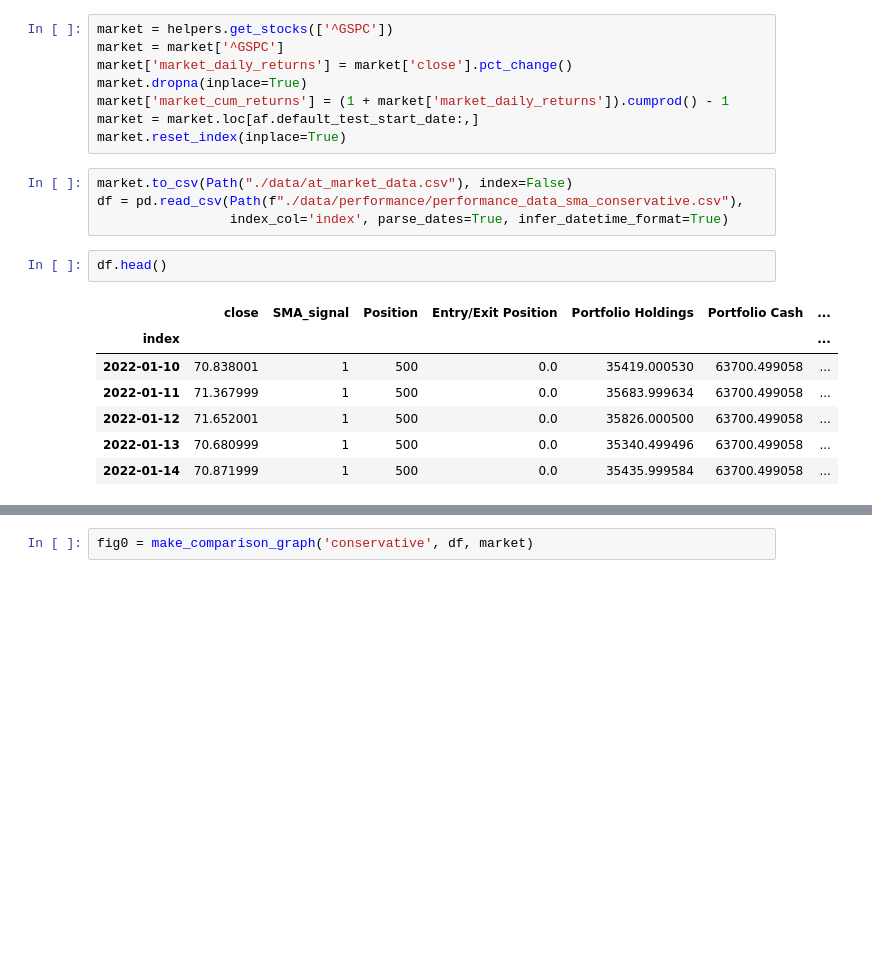
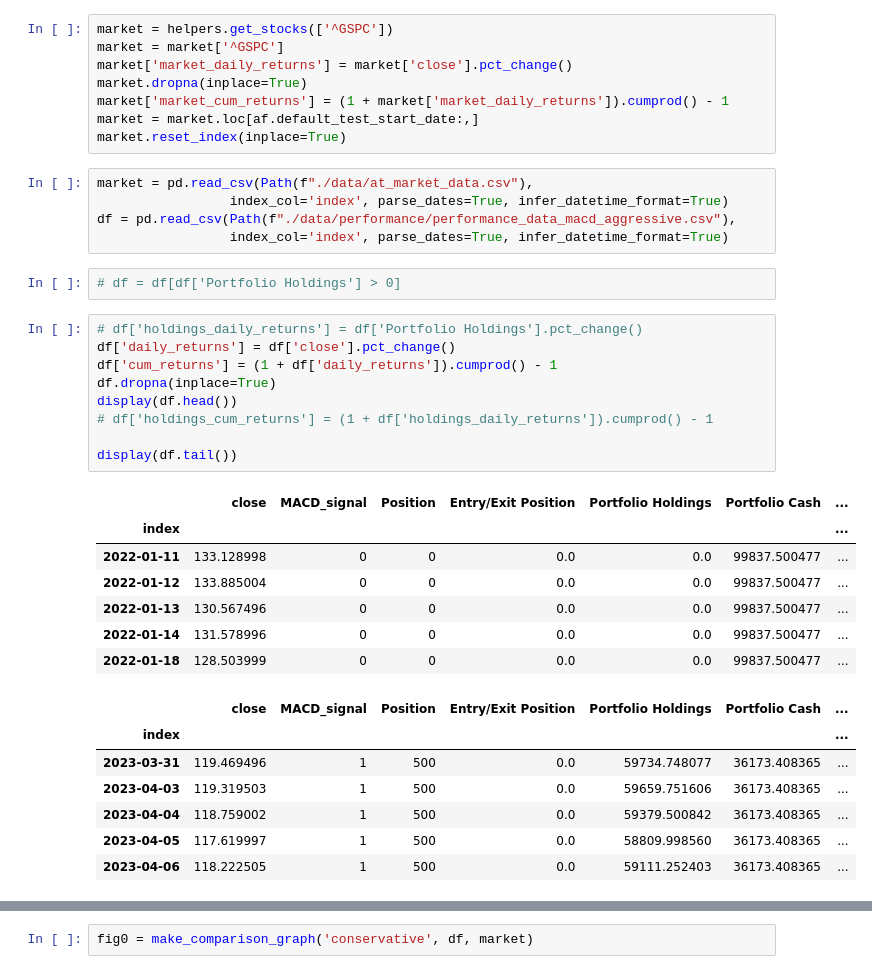
Before and after one commit to tlchampion/mwp_algorithmic_trading, a Jupyter notebook: project2_dev.ipynb, the cells around one changed output, grey strips where cells are left out. Drawn from its saved outputs; the diff is of its cells as text; blank space fills up the shorter version.

```diff
--- a/project2_dev.ipynb
+++ b/project2_dev.ipynb
@@ -39,17 +321,34 @@ market['market_cum_returns'] = (1 + market['market_daily_returns']).cumprod() -
 market = market.loc[af.default_test_start_date:,]
 market.reset_index(inplace=True)
 # %%
-market.to_csv(Path("./data/at_market_data.csv"), index=False)
-df = pd.read_csv(Path(f"./data/performance/performance_data_sma_conservative.csv"),
+market = pd.read_csv(Path(f"./data/at_market_data.csv"),
                  index_col='index', parse_dates=True, infer_datetime_format=True)
+df = pd.read_csv(Path(f"./data/performance/performance_data_macd_aggressive.csv"),
+                 index_col='index', parse_dates=True, infer_datetime_format=True)
+# %%
+# df = df[df['Portfolio Holdings'] > 0]
 # %%
-df.head()
+# df['holdings_daily_returns'] = df['Portfolio Holdings'].pct_change()
+df['daily_returns'] = df['close'].pct_change()
+df['cum_returns'] = (1 + df['daily_returns']).cumprod() - 1
+df.dropna(inplace=True)
+display(df.head())
+# df['holdings_cum_returns'] = (1 + df['holdings_daily_returns']).cumprod() - 1
+
+display(df.tail())
 # %% [output]
-|  | close | SMA_signal | Position | Entry/Exit Position | Portfolio Holdings | Portfolio Cash | ... |
+|  | close | MACD_signal | Position | Entry/Exit Position | Portfolio Holdings | Portfolio Cash | ... |
 | index |  |  |  |  |  |  | ... |
-| 2022-01-10 | 70.838001 | 1 | 500 | 0.0 | 35419.000530 | 63700.499058 | ... |
-| 2022-01-11 | 71.367999 | 1 | 500 | 0.0 | 35683.999634 | 63700.499058 | ... |
-| 2022-01-12 | 71.652001 | 1 | 500 | 0.0 | 35826.000500 | 63700.499058 | ... |
-| 2022-01-13 | 70.680999 | 1 | 500 | 0.0 | 35340.499496 | 63700.499058 | ... |
-| 2022-01-14 | 70.871999 | 1 | 500 | 0.0 | 35435.999584 | 63700.499058 | ... |
+| 2022-01-11 | 133.128998 | 0 | 0 | 0.0 | 0.0 | 99837.500477 | ... |
+| 2022-01-12 | 133.885004 | 0 | 0 | 0.0 | 0.0 | 99837.500477 | ... |
+| 2022-01-13 | 130.567496 | 0 | 0 | 0.0 | 0.0 | 99837.500477 | ... |
+| 2022-01-14 | 131.578996 | 0 | 0 | 0.0 | 0.0 | 99837.500477 | ... |
+| 2022-01-18 | 128.503999 | 0 | 0 | 0.0 | 0.0 | 99837.500477 | ... |
+|  | close | MACD_signal | Position | Entry/Exit Position | Portfolio Holdings | Portfolio Cash | ... |
+| index |  |  |  |  |  |  | ... |
+| 2023-03-31 | 119.469496 | 1 | 500 | 0.0 | 59734.748077 | 36173.408365 | ... |
+| 2023-04-03 | 119.319503 | 1 | 500 | 0.0 | 59659.751606 | 36173.408365 | ... |
+| 2023-04-04 | 118.759002 | 1 | 500 | 0.0 | 59379.500842 | 36173.408365 | ... |
+| 2023-04-05 | 117.619997 | 1 | 500 | 0.0 | 58809.998560 | 36173.408365 | ... |
+| 2023-04-06 | 118.222505 | 1 | 500 | 0.0 | 59111.252403 | 36173.408365 | ... |
 # %%
```
Also changed, not shown: parts of 23 cells of this notebook, 25 other files.
